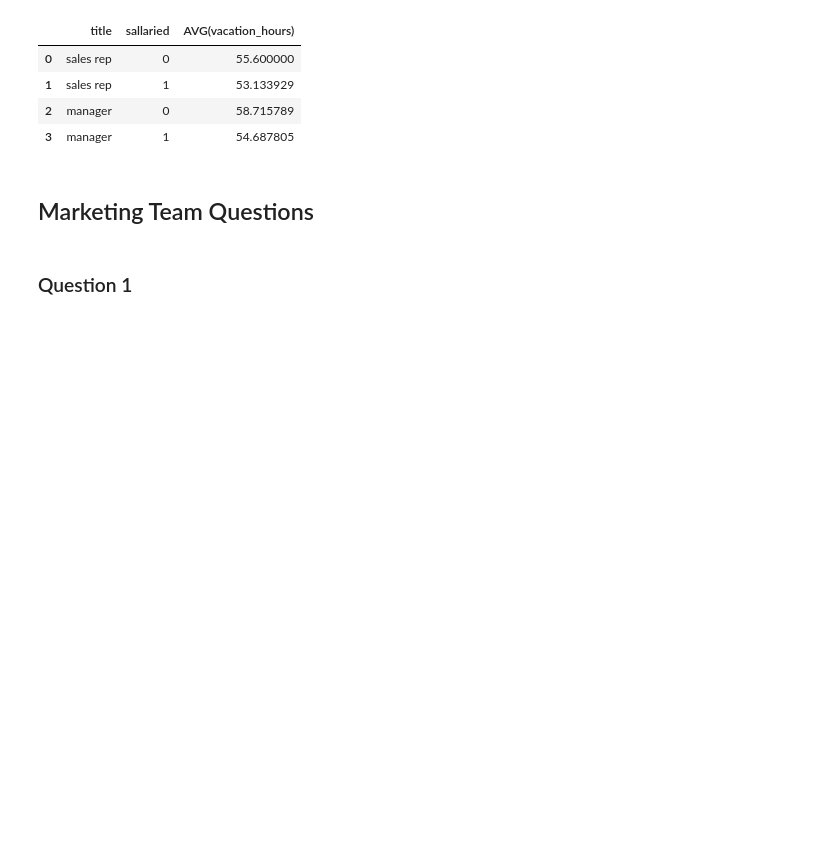
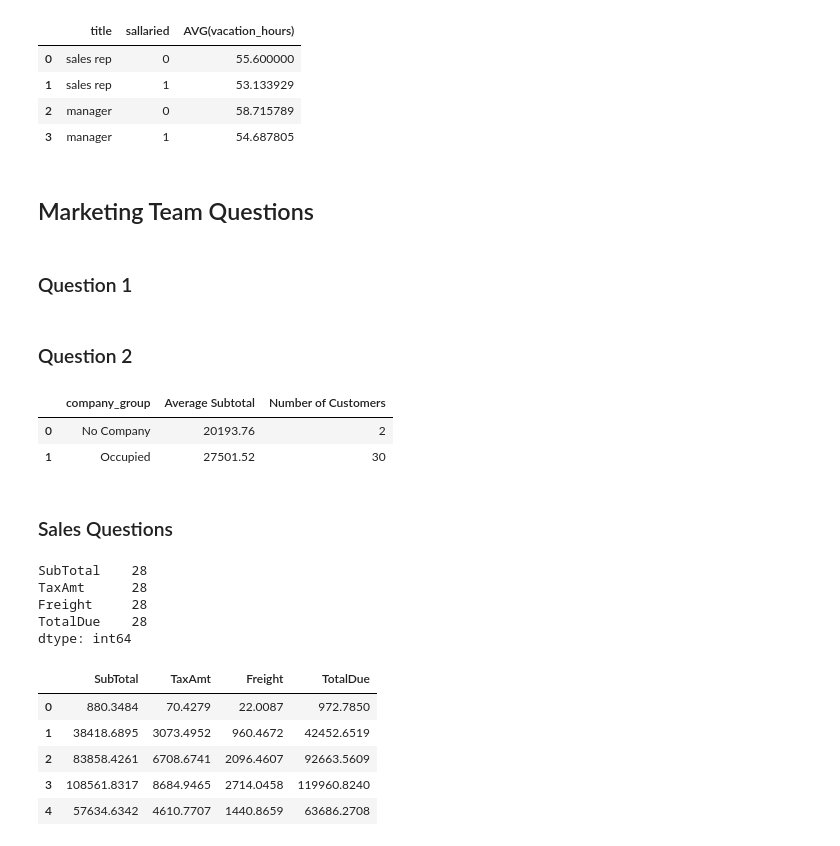
Before and after one commit to S-Shockley/SQLCaseStudy, a Jupyter notebook: project.ipynb, the cells around one changed output. Drawn from its saved outputs; the diff is of its cells as text; code cells hidden in the pictures; blank space fills up the shorter version.

Commit message:
Finished Sales Questions

```diff
--- a/project.ipynb
+++ b/project.ipynb
@@ -248,3 +248,59 @@ with sqlite3.connect(db_ref) as conn:
 
 customers.sample(10)
 customers.to_excel('customer_sales.xlsx', index=False)
+# %% [markdown]
+### Question 2
+# %%
+Query7 = '''
+SELECT
+    CASE
+        WHEN c.CompanyName != '' THEN 'Occupied'
+        ELSE 'No Company'
+    END AS company_group,
+    ROUND(AVG(s.SubTotal), 2) as "Average Subtotal", COUNT(*) AS "Number of Customers"
+FROM customer AS c
+JOIN SalesOrderHeader AS s
+    ON s.CustomerID = c.CustomerID
+GROUP BY company_group
+'''
+
+with sqlite3.connect(db_ref) as conn:
+    conn.text_factory = lambda x: x.decode('latin-1', errors='replace')
+    customers = pd.read_sql_query(Query7, conn)
+
+customers.to_excel('customer_sales_by_company_group.xlsx', index=False)
+
+customers.head()
+# %% [output]
+|  | company_group | Average Subtotal | Number of Customers |
+| 0 | No Company | 20193.76 | 2 |
+| 1 | Occupied | 27501.52 | 30 |
+# %% [markdown]
+### Sales Questions
+# %%
+Query8 = '''
+SELECT SubTotal, TaxAmt, Freight, TotalDue
+FROM SalesOrderHeader
+WHERE strftime('%m', OrderDate) = '06' AND Status = 5
+'''
+
+with sqlite3.connect(db_ref) as conn:
+    conn.text_factory = lambda x: x.decode('latin-1', errors='replace')
+    customers = pd.read_sql_query(Query8, conn)
+print(customers.count())
+customers.head()
+
+## Hi, Marcie from Sales, I regret to inform you that we can not provide a line
+## graph of sales by month, as we have only made sales this month. Thank you!
+# %% [output]
+SubTotal    28
+TaxAmt      28
+Freight     28
+TotalDue    28
+dtype: int64
+|  | SubTotal | TaxAmt | Freight | TotalDue |
+| 0 | 880.3484 | 70.4279 | 22.0087 | 972.7850 |
+| 1 | 38418.6895 | 3073.4952 | 960.4672 | 42452.6519 |
+| 2 | 83858.4261 | 6708.6741 | 2096.4607 | 92663.5609 |
+| 3 | 108561.8317 | 8684.9465 | 2714.0458 | 119960.8240 |
+| 4 | 57634.6342 | 4610.7707 | 1440.8659 | 63686.2708 |
```
Also changed, not shown: parts of 2 cells of this notebook, 4 other files.
